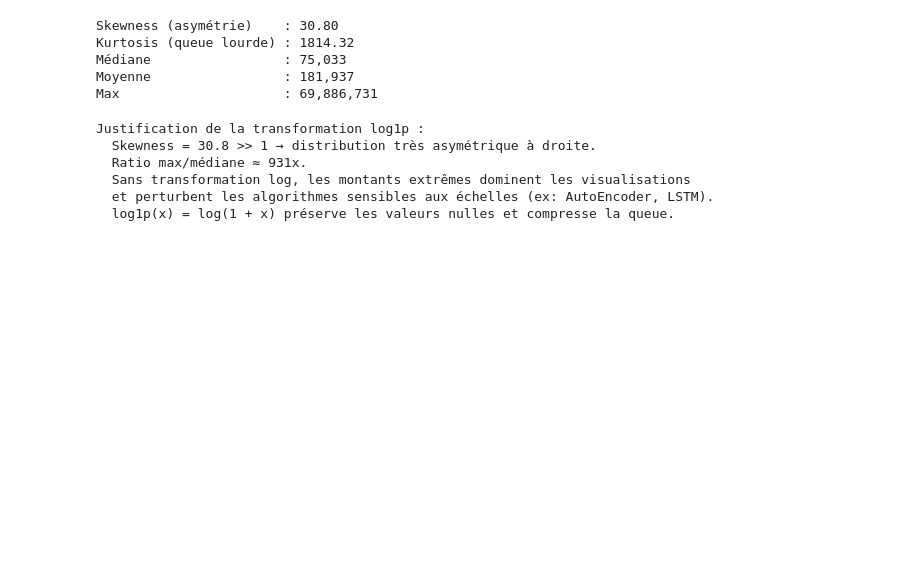
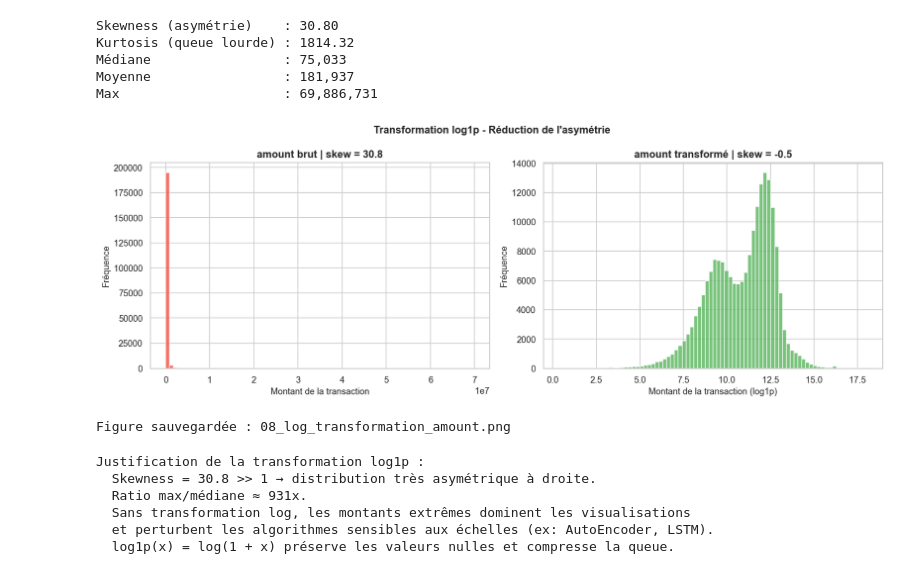
Before and after one commit to yousra0/Intelligent-Anomaly-Detection, a Jupyter notebook: notebooks/01_data_understanding.ipynb, the cells around one changed output. Drawn from its saved outputs; the diff is of its cells as text; code cells hidden in the pictures; blank space fills up the shorter version.

```diff
--- a/notebooks/01_data_understanding.ipynb
+++ b/notebooks/01_data_understanding.ipynb
@@ -620,6 +768,30 @@ Kurtosis (queue lourde) : 1814.32
 Médiane                 : 75,033
 Moyenne                 : 181,937
 Max                     : 69,886,731
+# %%
+# Visualisation comparative : amount brut vs log1p(amount)
+fig, axes = plt.subplots(1, 2, figsize=(14, 5))
+
+# Brut
+df["amount"].plot.hist(bins=80, ax=axes[0], color="#F44336", alpha=0.75, edgecolor="white")
+axes[0].set_title(f"amount brut | skew = {df['amount'].skew():.1f}", fontweight="bold")
+axes[0].set_xlabel("Montant de la transaction")
+axes[0].set_ylabel("Fréquence")
+
+# Transformé
+np.log1p(df["amount"]).plot.hist(bins=80, ax=axes[1], color="#4CAF50", alpha=0.75, edgecolor="white")
+axes[1].set_title(f"amount transformé | skew = {np.log1p(df['amount']).skew():.1f}", fontweight="bold")
+axes[1].set_xlabel("Montant de la transaction (log1p)")
+axes[1].set_ylabel("Fréquence")
+
+plt.suptitle("Transformation log1p - Réduction de l'asymétrie", fontsize=13, fontweight="bold")
+plt.tight_layout()
+plt.savefig(FIGURES_DIR / "08_log_transformation_amount.png", dpi=150, bbox_inches="tight")
+plt.show()
+print("Figure sauvegardée : 08_log_transformation_amount.png")
+# %% [output]
+[figure, added]
+Figure sauvegardée : 08_log_transformation_amount.png
 # %%
 print(f"""
 Justification de la transformation log1p :
```
Also changed, not shown: parts of 15 cells of this notebook, 14 other files.
